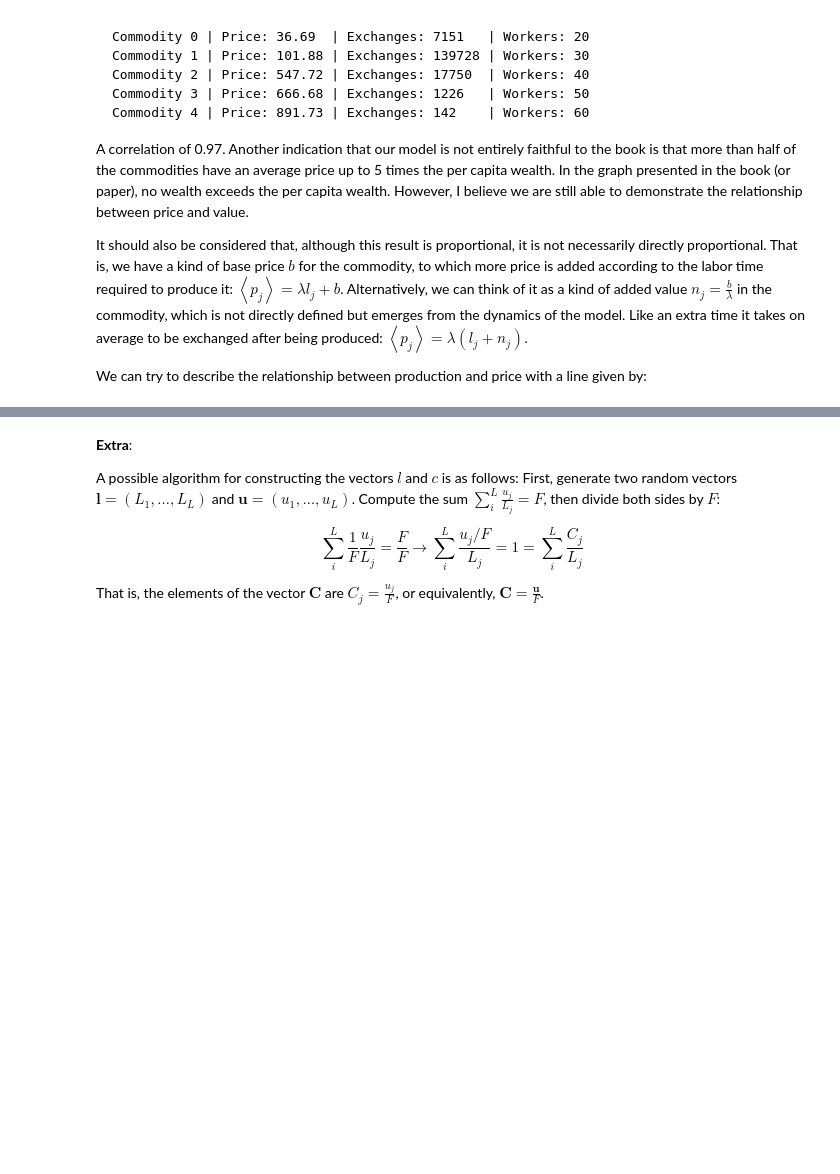
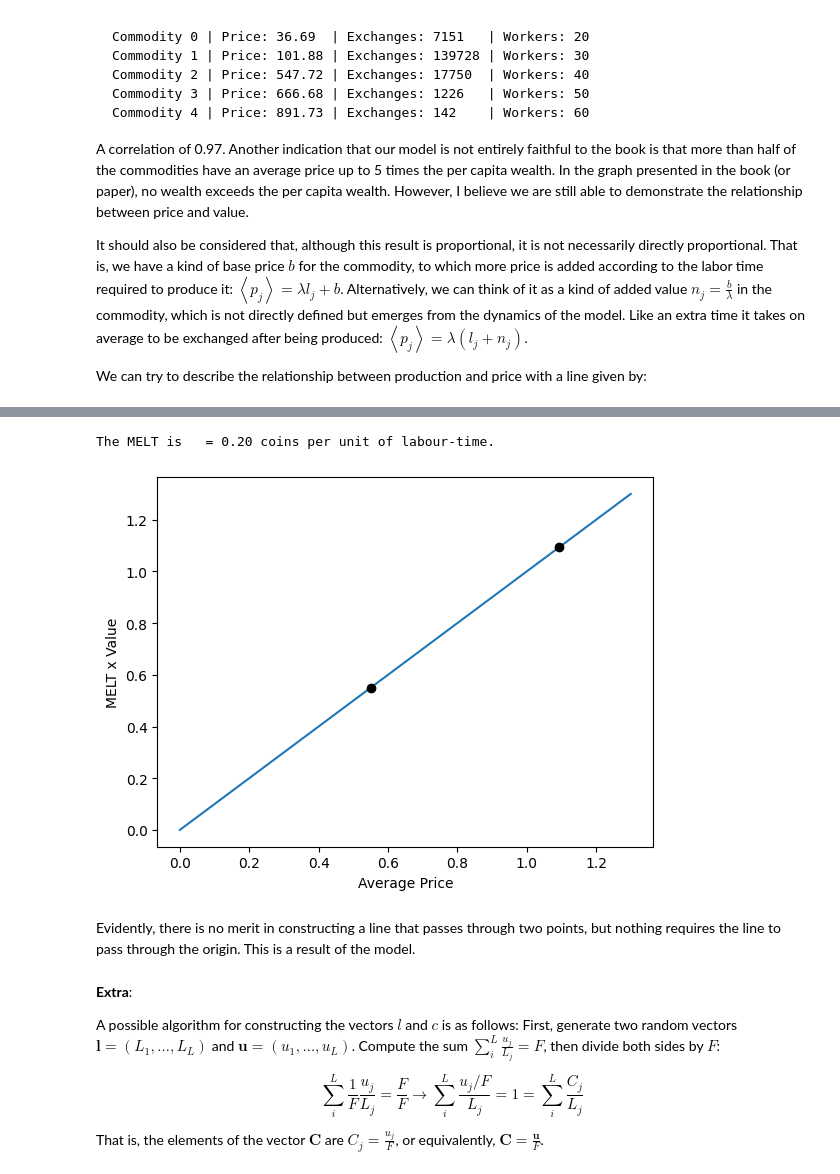
Before and after one commit to jdansb/Econophysics, a Jupyter notebook: aproximacao_estatistica_da_lei_do_valor_ABM.ipynb, the cells around one changed output, grey strips where cells are left out. Drawn from its saved outputs; the diff is of its cells as text; code cells hidden in the pictures; blank space fills up the shorter version.

```diff
--- a/aproximacao_estatistica_da_lei_do_valor_ABM.ipynb
+++ b/aproximacao_estatistica_da_lei_do_valor_ABM.ipynb
@@ -255,3 +352,24 @@ We could spend time interpreting what this increase (or decrease) in the product
+# %%
+averages = []
+for x in range(L):
+  averages.append(np.array(bkup[x]).mean())  # Calculate average price of each commodity
+a=0;
+b=0
+for x in range(L):
+    a += sum(bkup[x])
+    b += len(bkup[x])*Production[x]
+MELT=a/b
+
+plt.plot([0,1.3],[0,1.3])
+plt.plot(averages,MELT*Production,'ok')
+plt.xlabel('Average Price')
+plt.ylabel('MELT x Value')
+print(f"The MELT is   = {MELT:.2f} coins per unit of labour-time.")
+# %% [output]
+The MELT is   = 0.20 coins per unit of labour-time.
+[figure, added]
+# %% [markdown]
+Evidently, there is no merit in constructing a line that passes through two points, but nothing requires the line to pass through the origin. This is a result of the model.
 # %% [markdown]
 **Extra**:
 
```
Also changed, not shown: parts of 5 cells of this notebook.
